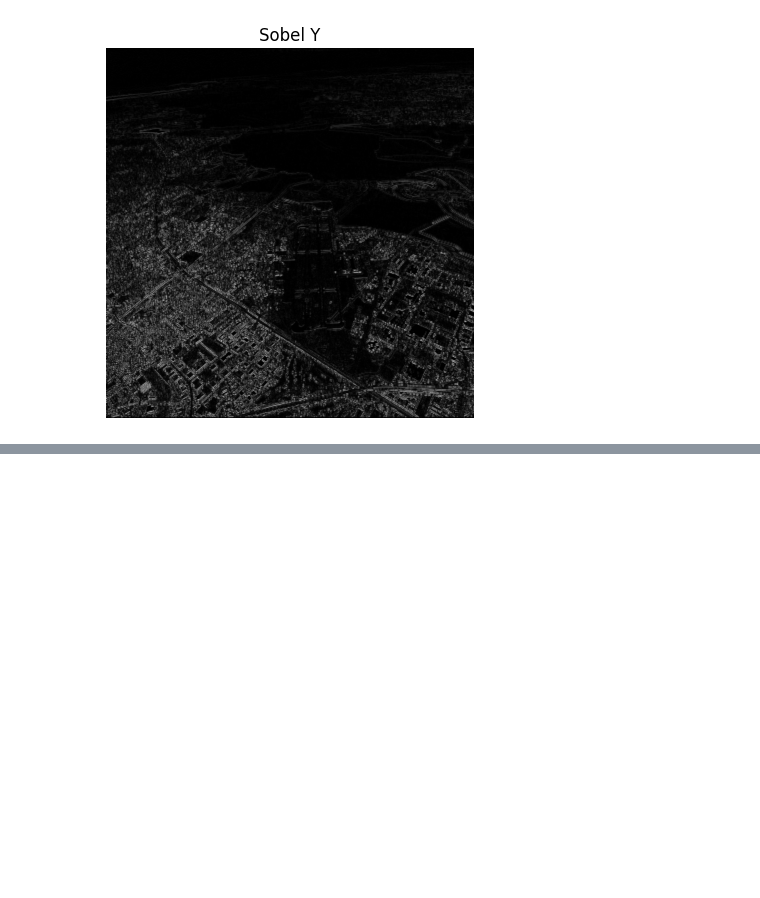
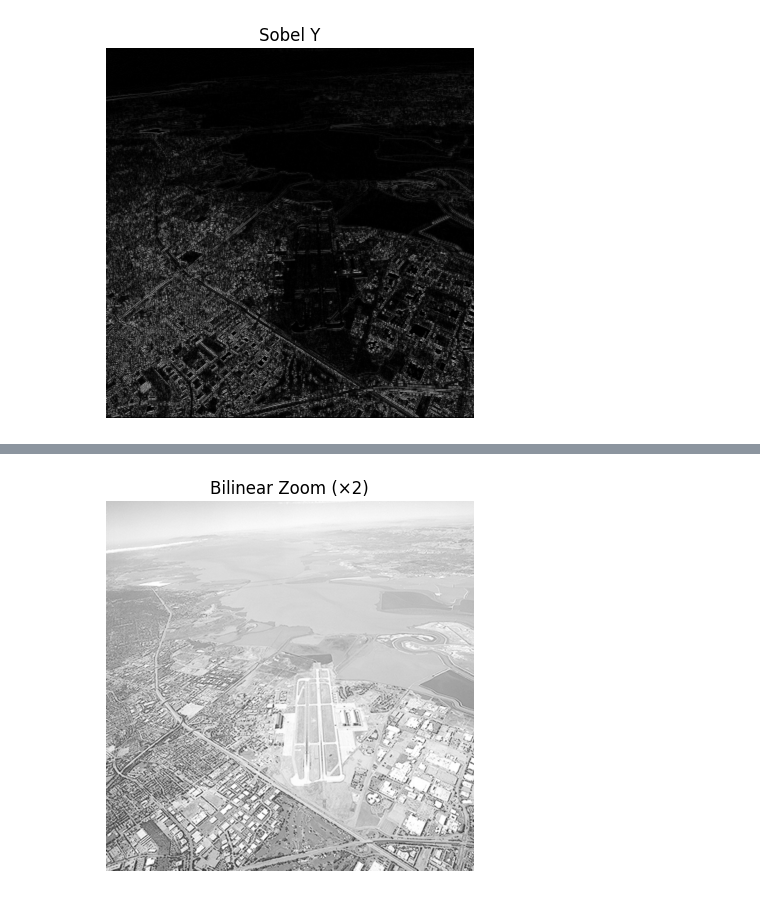
Before and after one commit to kavinduabekoon/GitHub, a Jupyter notebook: Untitled-1.ipynb, the cells around one changed output, grey strips where cells are left out. Drawn from its saved outputs; the diff is of its cells as text; code cells hidden in the pictures; blank space fills up the shorter version.

```diff
--- a/Untitled-1.ipynb
+++ b/Untitled-1.ipynb
@@ -311,0 +335,14 @@ plt.show()
+# %%
+import cv2
+import matplotlib.pyplot as plt
+
+# -------- Bilinear --------
+out = cv2.resize(img, None, fx=2, fy=2,
+                 interpolation=cv2.INTER_LINEAR)
+
+plt.imshow(out, cmap='gray')
+plt.title("Bilinear Zoom (×2)")
+plt.axis('off')
+plt.show()
+# %% [output]
+[figure, added]
```
Also changed, not shown: parts of 1 cell of this notebook.
